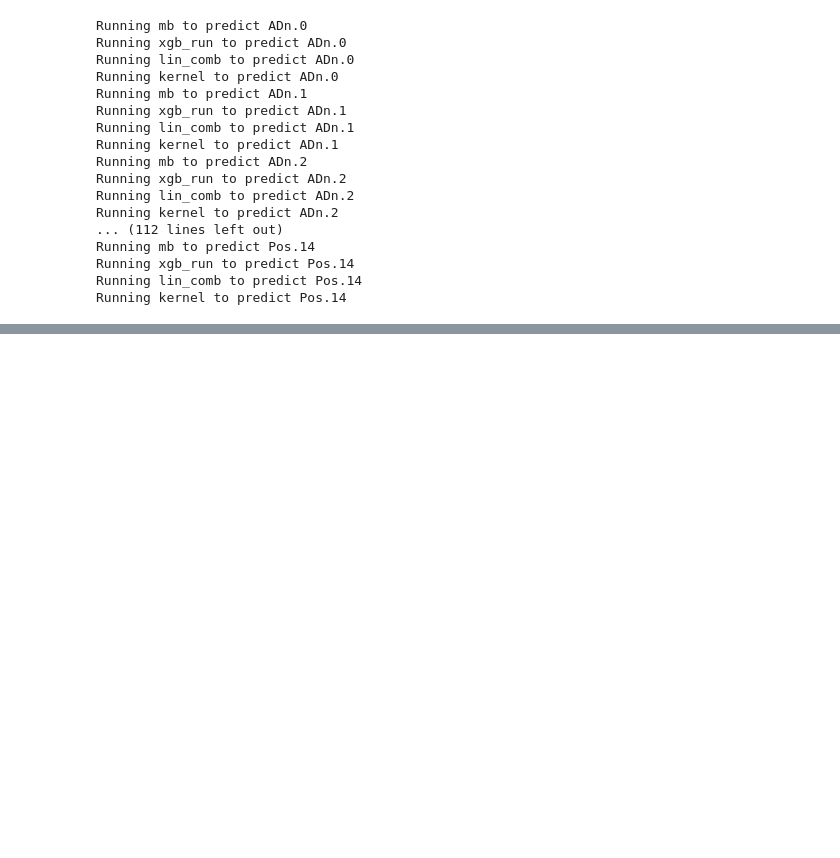
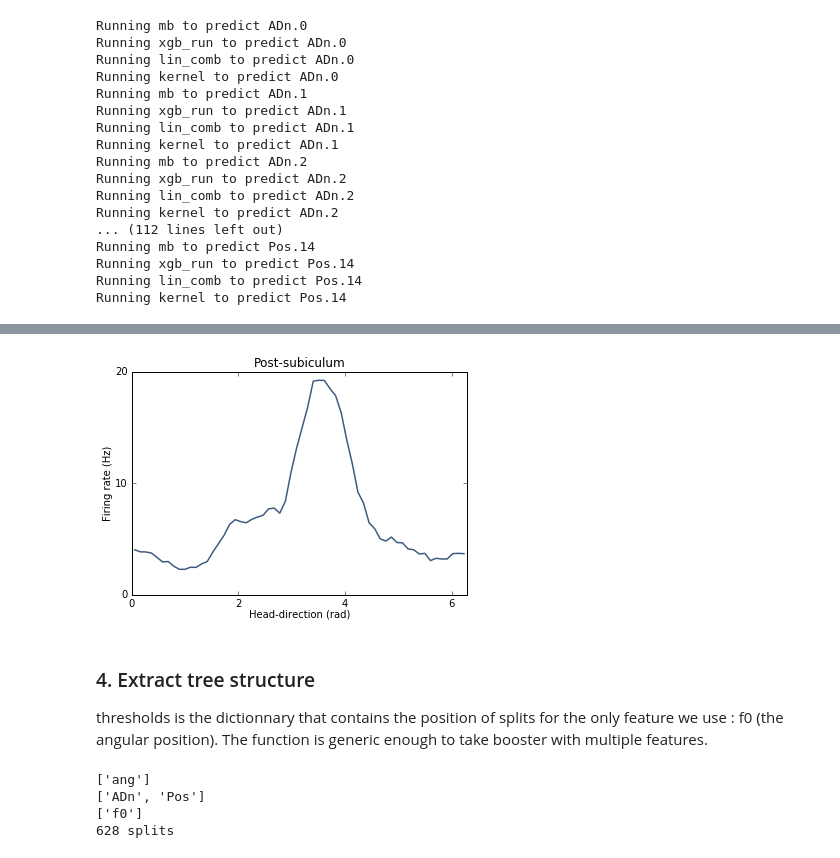
Before and after one commit to PeyracheLab/NeuroBoostedTrees, a Jupyter notebook: notebook/NeuroBoostedTrees.ipynb, the cells around one changed output, grey strips where cells are left out. Cells and saved outputs as stored; diff of their text form; code cells hidden in the pictures; blank space fills up the shorter version.

```diff
--- a/notebook/NeuroBoostedTrees.ipynb
+++ b/notebook/NeuroBoostedTrees.ipynb
@@ -549,0 +388,13 @@ bar_gain(num_gain,f_compa,'Pos',nnPos)
+# %%
+combination = {
+    'ang':{
+        'ADn':{
+            'features' 	:	['ang'],
+            'targets'	:	['ADn.8']
+                },
+        'Pos':	{
+            'features' 	:	['ang'],
+            'targets'	:	['Pos.9']
+                },
+        },
+    }
@@ -549,0 +476,36 @@ bar_gain(num_gain,f_compa,'Pos',nnPos)
+# %%
+figure()
+e = 'Pos'
+i = 1
+plot(tuningc[e][0], tuningc[e][1], color = colors_[i], linewidth = 1.5)
+xlabel('Head-direction (rad)', labelpad = 0.0)
+ylabel('Firing rate (Hz)', labelpad = 2.1)
+locator_params(axis='y', nbins = 3)
+locator_params(axis='x', nbins = 4)
+title(title_[i], fontsize = 12)
+xlim(0,2*np.pi)
+
+
+show()
+# %% [output]
+[figure, added]
+# %% [markdown]
+### 4. Extract tree structure
+
+thresholds is the dictionnary that contains the position of splits for the only feature we use : f0 (the angular position). The function is generic enough to take booster with multiple features.
+# %%
+thresholds = {}
+for i in bsts.iterkeys():
+    thresholds[i] = {}
+    for j in bsts[i].iterkeys():
+        thresholds[i][j] = extract_tree_threshold(bsts[i][j])
+
+print(thresholds.keys())
+print(thresholds['ang'].keys())
+print(thresholds['ang']['ADn'].keys())
+print(len(thresholds['ang']['Pos']['f0'])), "splits"
+# %% [output]
+['ang']
+['ADn', 'Pos']
+['f0']
+628 splits
```
Also changed, not shown: parts of 62 cells of this notebook.
